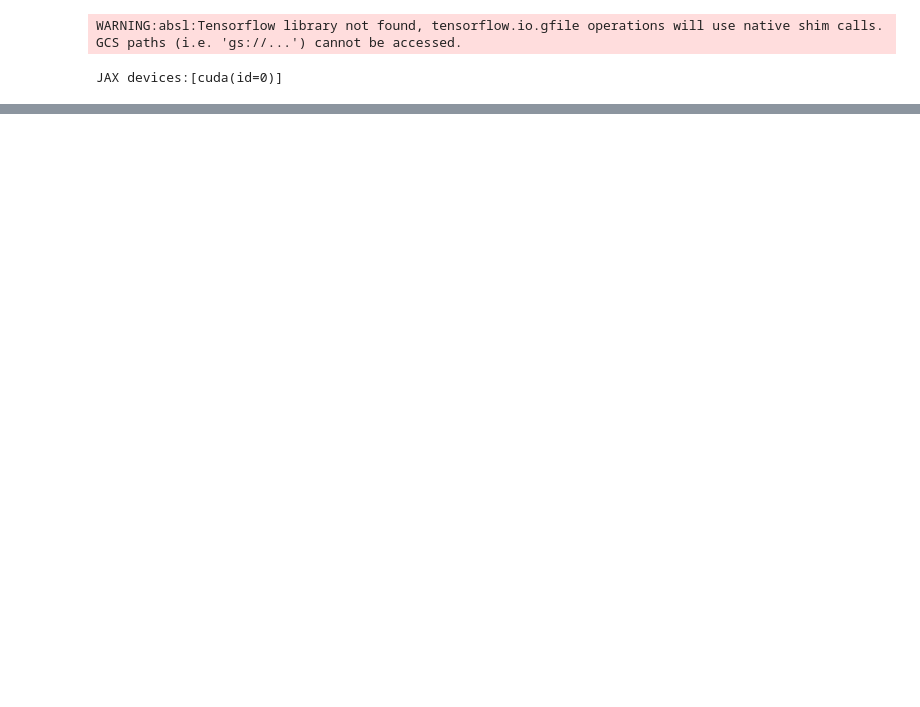
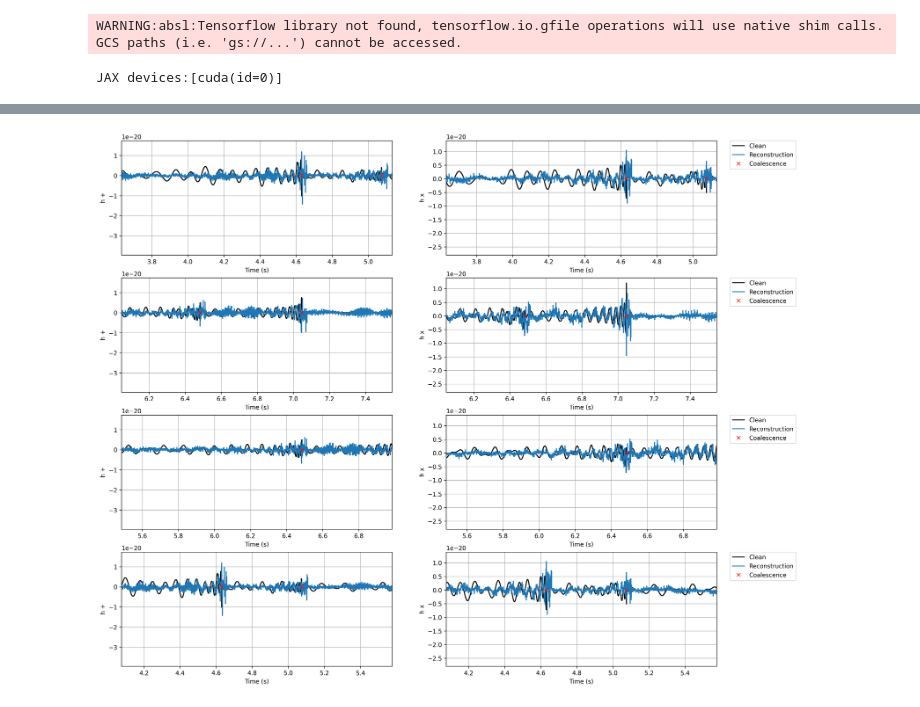
Before and after one commit to davidesartor/MLGW, a Jupyter notebook: test_signal_denoiser.ipynb, the cells around one changed output, grey strips where cells are left out. Cells and saved outputs as stored; diff of their text form; code cells hidden in the pictures; blank space fills up the shorter version.

```diff
--- a/test_signal_denoiser.ipynb
+++ b/test_signal_denoiser.ipynb
@@ -114,0 +106,26 @@ plt.show()
+# %%
+plt.figure(figsize=(18, len(p.tcoal_s)*4), dpi=300)
+for i, tcoal_s in enumerate(p.tcoal_s):
+    plt.subplot(len(p.tcoal_s), 2, 2*i+1)
+    plt.step(dataset.times, 1e-20*y[:, 0], "k", label="Clean")
+    plt.step(dataset.times, 1e-20*out[:, 0], "tab:blue", label="Reconstruction")
+    plt.plot(p.tcoal_s, jnp.zeros_like(p.tcoal_s), "rx", label="Coalescence")
+    #plt.step(dataset.times, 1e-20*x[:, 0], "k", label="Noisy", alpha=0.2)
+    plt.xlim(tcoal_s-1.0, tcoal_s + 0.5)
+    plt.ylabel("h +")
+    plt.xlabel("Time (s)")
+    plt.grid()
+
+    plt.subplot(len(p.tcoal_s), 2, 2*i+2)
+    plt.step(dataset.times, 1e-20*y[:, 1], "k", label="Clean")
+    plt.step(dataset.times, 1e-20*out[:, 1], "tab:blue", label="Reconstruction")
+    plt.plot(p.tcoal_s, jnp.zeros_like(p.tcoal_s), "rx", label="Coalescence")
+    #plt.step(dataset.times, 1e-20*x[:, 1], "k", label="Noisy", alpha=0.2)
+    plt.xlim(tcoal_s-1.0, tcoal_s + 0.5)
+    plt.ylabel("h x")
+    plt.xlabel("Time (s)")
+    plt.grid()
+    plt.legend(bbox_to_anchor=(1.05, 1), loc="upper left", borderaxespad=0.0)
+plt.show()
+# %% [output]
+[figure, added]
```
Also changed, not shown: parts of 5 cells of this notebook, 7 other files.
